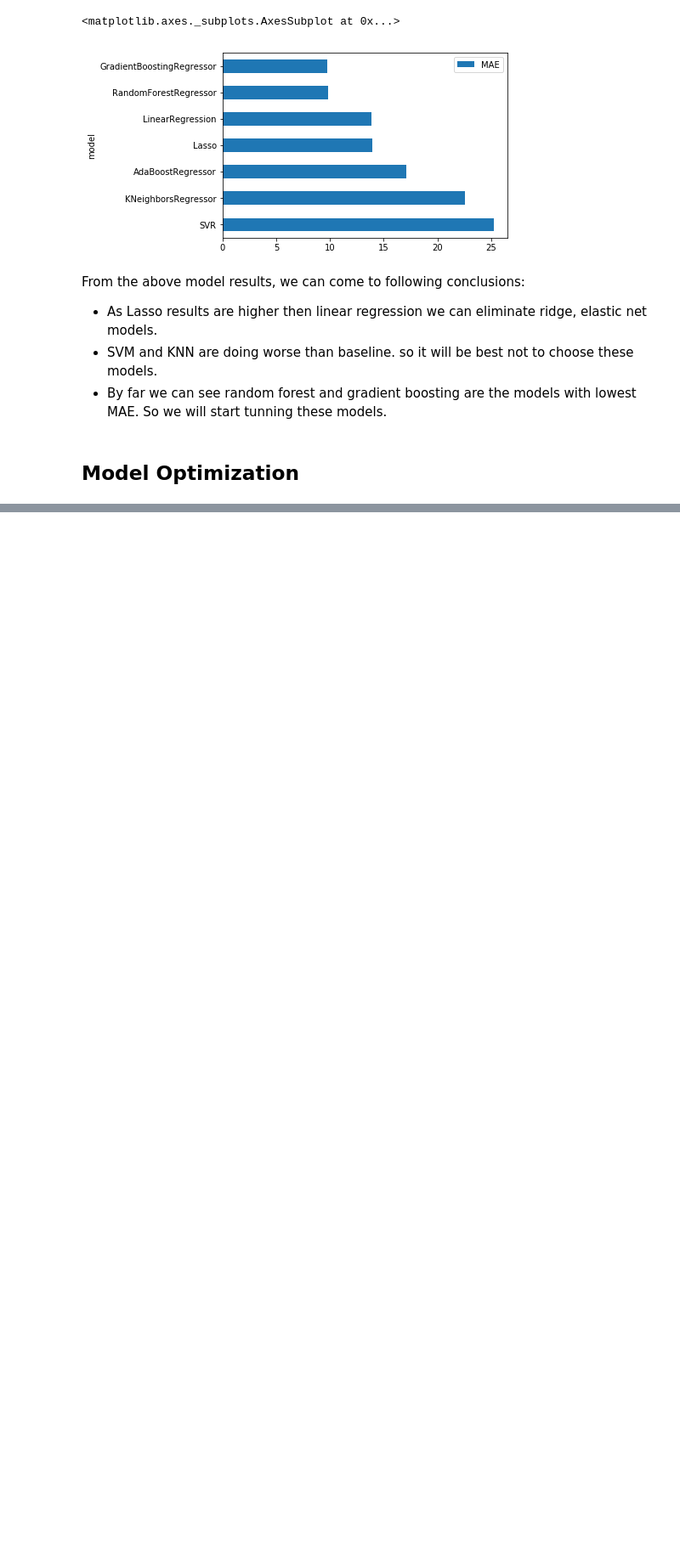
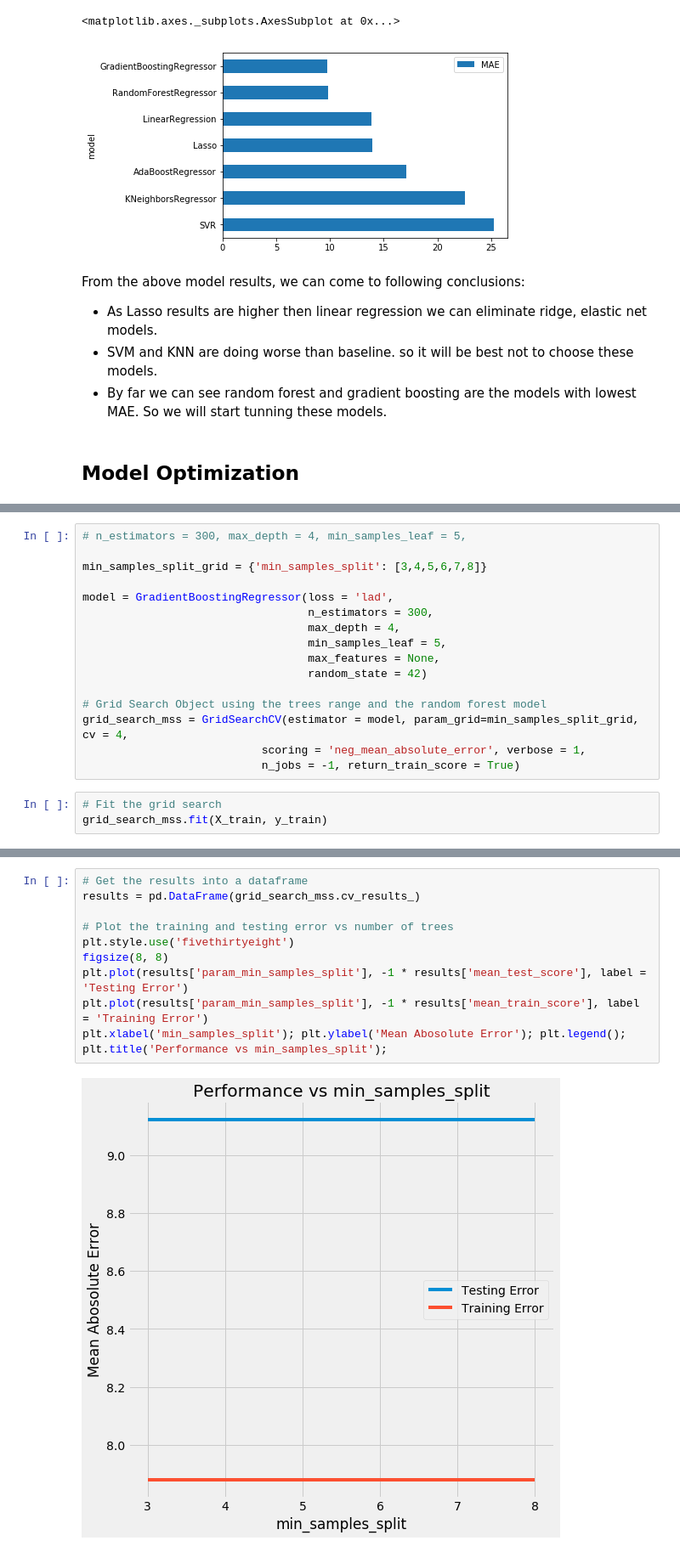
Before and after one commit to prudhvinathdittakavi/End-to-end-Predictive-Modeling-on-real-world-data, a Jupyter notebook: Model Building.ipynb, the cells around one changed output, grey strips where cells are left out. Shown at 85% size. Saved outputs shown, nothing was run; the diff lists cells and outputs as text; blank space fills up the shorter version.

```diff
--- a/Model Building.ipynb
+++ b/Model Building.ipynb
@@ -268,0 +491,19 @@ From the above model results, we can come to following conclusions:
+# %%
+# n_estimators = 300, max_depth = 4, min_samples_leaf = 5,
+
+min_samples_split_grid = {'min_samples_split': [3,4,5,6,7,8]}
+
+model = GradientBoostingRegressor(loss = 'lad',
+                                  n_estimators = 300,
+                                  max_depth = 4,
+                                  min_samples_leaf = 5,
+                                  max_features = None,
+                                  random_state = 42)
+
+# Grid Search Object using the trees range and the random forest model
+grid_search_mss = GridSearchCV(estimator = model, param_grid=min_samples_split_grid, cv = 4,
+                           scoring = 'neg_mean_absolute_error', verbose = 1,
+                           n_jobs = -1, return_train_score = True)
+# %%
+# Fit the grid search
+grid_search_mss.fit(X_train, y_train)
@@ -268,0 +525,13 @@ From the above model results, we can come to following conclusions:
+# %%
+# Get the results into a dataframe
+results = pd.DataFrame(grid_search_mss.cv_results_)
+
+# Plot the training and testing error vs number of trees
+plt.style.use('fivethirtyeight')
+figsize(8, 8)
+plt.plot(results['param_min_samples_split'], -1 * results['mean_test_score'], label = 'Testing Error')
+plt.plot(results['param_min_samples_split'], -1 * results['mean_train_score'], label = 'Training Error')
+plt.xlabel('min_samples_split'); plt.ylabel('Mean Abosolute Error'); plt.legend();
+plt.title('Performance vs min_samples_split');
+# %% [output]
+[figure, added]
```
Also changed, not shown: parts of 21 cells of this notebook.
